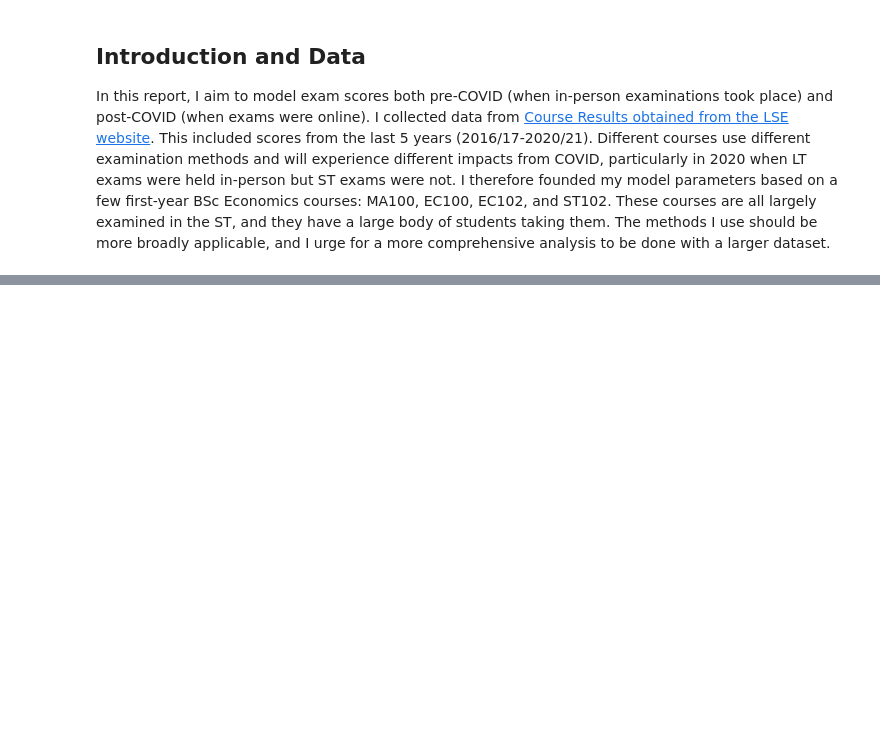
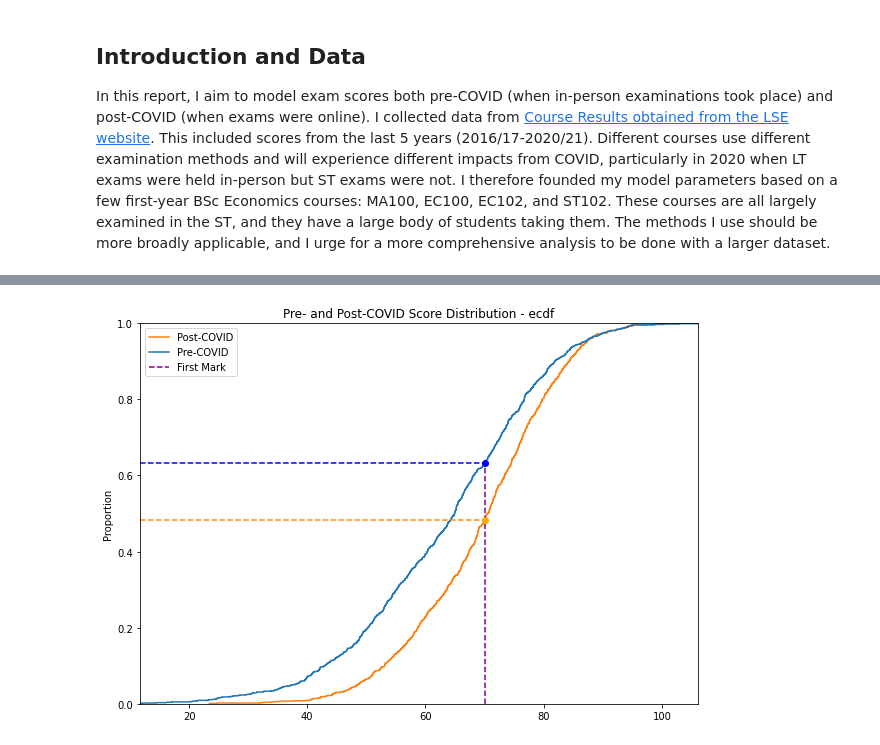
Before and after one commit to prakritj/exams_cheating, a Jupyter notebook: main.ipynb, the cells around one changed output, grey strips where cells are left out. Saved outputs shown, nothing was run; the diff lists cells and outputs as text; code cells hidden in the pictures; blank space fills up the shorter version.

```diff
--- a/main.ipynb
+++ b/main.ipynb
@@ -68,0 +172,17 @@ first_mark = 70
+# %%
+online_first_prop = 1-mark_cdf(first_mark, online_dist)
+print('Approximately', str(round(100*online_first_prop, 2))+'% of students got a first after COVID-19 turned exams online.')
+# %%
+plt.figure(figsize=(10,7))
+sns.ecdfplot([pc_dist,online_dist])
+plt.vlines(x=first_mark, ymin=0, ymax = 1-first_prop, colors= 'purple', linestyles='dashed')
+plt.hlines(y=1-first_prop, xmin=np.interp(0, np.arange(n)/n, np.sort(pc_dist)), xmax=first_mark,colors='blue',linestyles='dashed')
+plt.hlines(y=1-online_first_prop, xmin=np.interp(0, np.arange(n)/n, np.sort(pc_dist)), xmax=first_mark,colors='darkorange',linestyles='dashed')
+plt.plot([first_mark], [1-first_prop], marker = 'o', color = 'blue', linestyle = 'dashed')
+plt.plot([first_mark], [1-online_first_prop], marker = 'o', color = 'orange', linestyle = 'dashed')
+plt.margins(0)
+plt.legend(['Post-COVID', 'Pre-COVID', 'First Mark'])
+plt.title('Pre- and Post-COVID Score Distribution - ecdf')
+plt.show()
+# %% [output]
+[figure, added]
```
Also changed, not shown: parts of 14 cells of this notebook, 1 other file.
